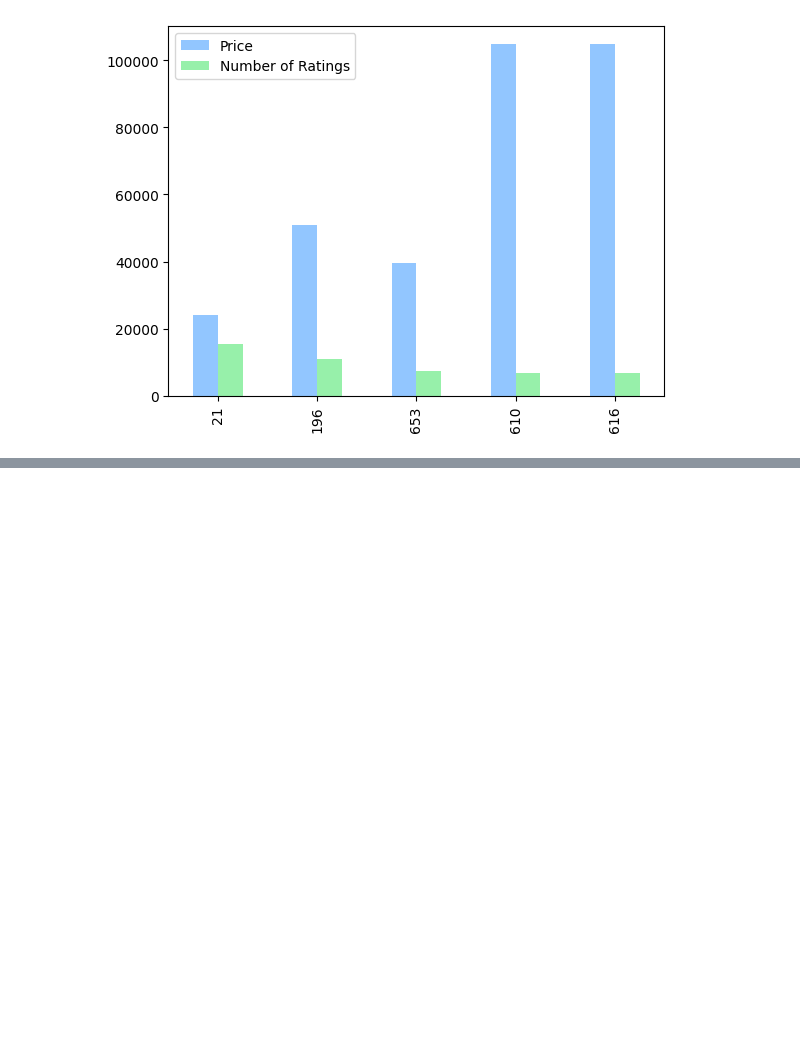
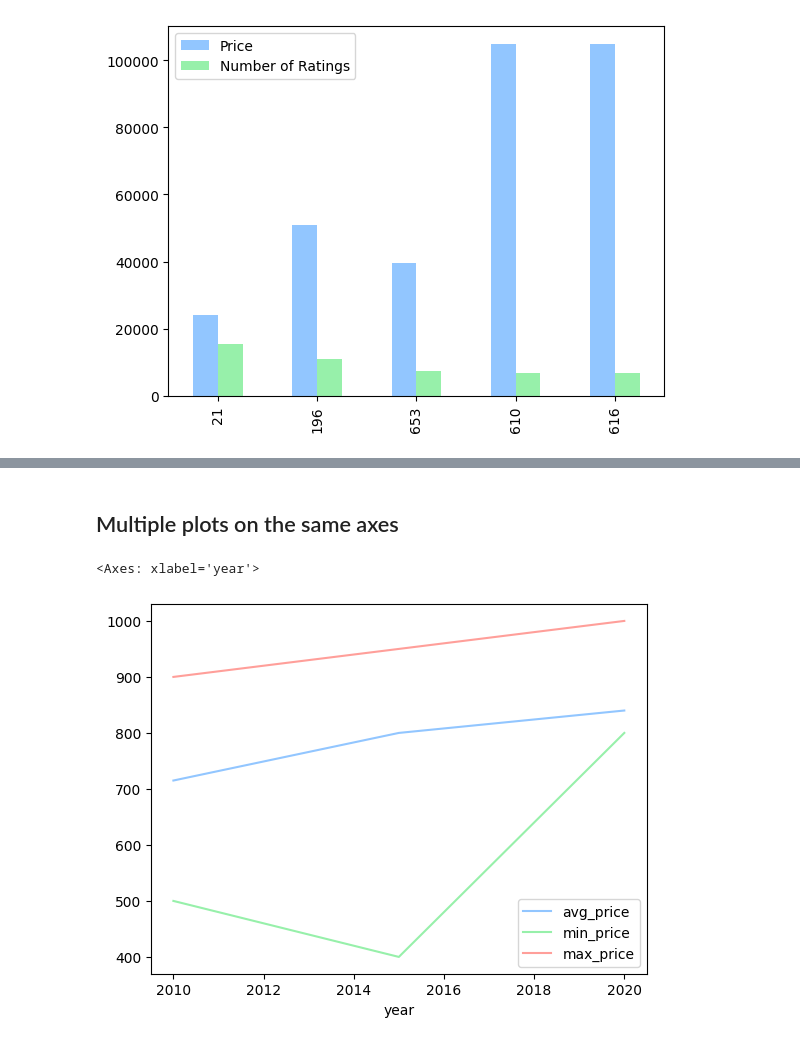
Before and after one commit to novillo-cs/softdev_material, a Jupyter notebook: lessons/unit_7/matplotlib.ipynb, the cells around one changed output, grey strips where cells are left out. Saved outputs shown, nothing was run; the diff lists cells and outputs as text; code cells hidden in the pictures; blank space fills up the shorter version.

```diff
--- a/lessons/unit_7/matplotlib.ipynb
+++ b/lessons/unit_7/matplotlib.ipynb
@@ -271,0 +288,14 @@ df_billboard.head()
+# %% [markdown]
+## Multiple plots on the same axes
+# %%
+years=[2010, 2015, 2020]
+avg_price=[715, 800, 840]
+min_price=[500, 400, 800]
+max_price=[900, 950, 1000]
+df_price = pd.DataFrame({"year": years, "avg_price": avg_price,
+                         "min_price": min_price, "max_price": max_price})
+# %%
+df_price.set_index('year').plot()
+# %% [output]
+<Axes: xlabel='year'>
+[figure, added]
```
Also changed, not shown: parts of 10 cells of this notebook.
